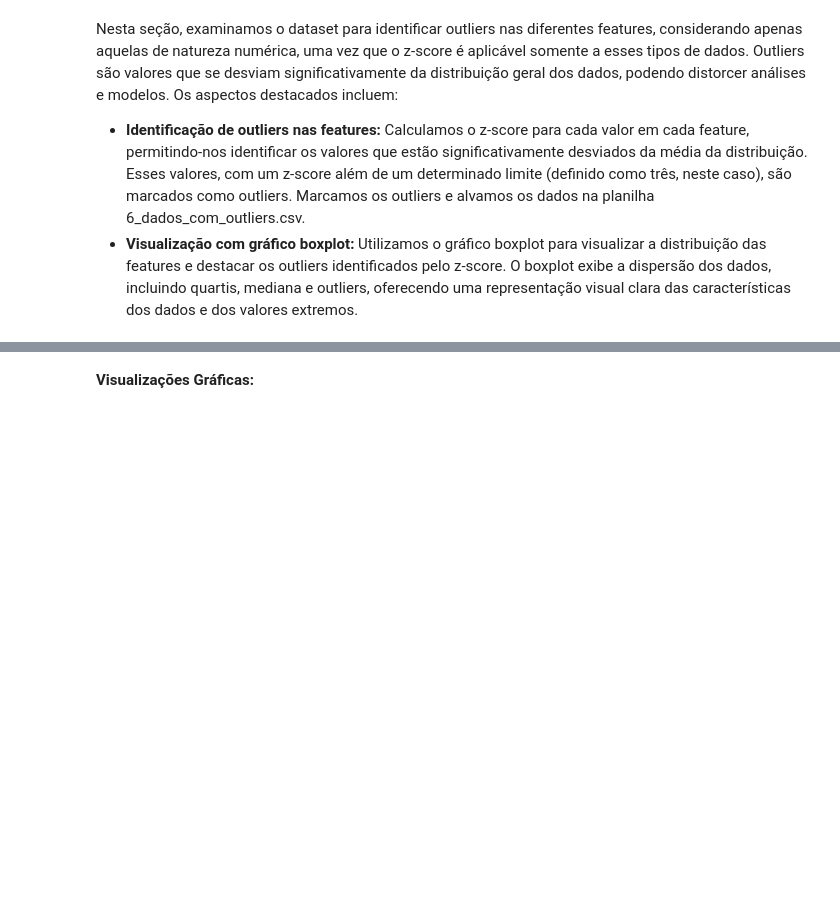
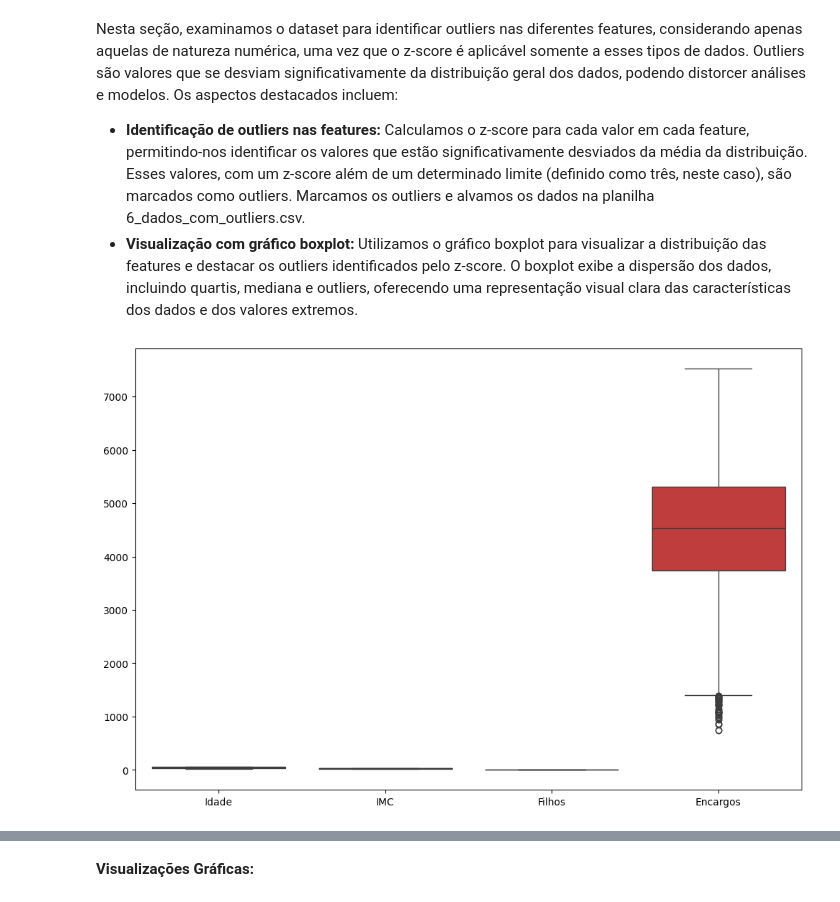
Before and after one commit to feliparus/Tech-Challenge, a Jupyter notebook: notebooks/EDA.ipynb, the cells around one changed output, grey strips where cells are left out. Saved outputs shown, nothing was run; the diff lists cells and outputs as text; code cells hidden in the pictures; blank space fills up the shorter version.

```diff
--- a/notebooks/EDA.ipynb
+++ b/notebooks/EDA.ipynb
@@ -394,6 +388,15 @@ Nesta seção, examinamos o dataset para identificar outliers nas diferentes fea
 
 - **Identificação de outliers nas features:** Calculamos o z-score para cada valor em cada feature, permitindo-nos identificar os valores que estão significativamente desviados da média da distribuição. Esses valores, com um z-score além de um determinado limite (definido como três, neste caso), são marcados como outliers. Marcamos os outliers e alvamos os dados na planilha 6_dados_com_outliers.csv.
 - **Visualização com gráfico boxplot:** Utilizamos o gráfico boxplot para visualizar a distribuição das features e destacar os outliers identificados pelo z-score. O boxplot exibe a dispersão dos dados, incluindo quartis, mediana e outliers, oferecendo uma representação visual clara das características dos dados e dos valores extremos.
+# %%
+# Plotar o boxplot para visualizar os dados antes da remoção de outliers
+fig, ax = plt.subplots(figsize=(12, 8))
+sns.boxplot(data=dados, ax=ax)
+
+# Mostrar o gráfico
+plt.show()
+# %% [output]
+[figure, added]
 # %%
 # Calcular o z-score e identificar outliers
 for coluna in dados.columns:
```
Also changed, not shown: parts of 12 cells of this notebook, 9 other files.
